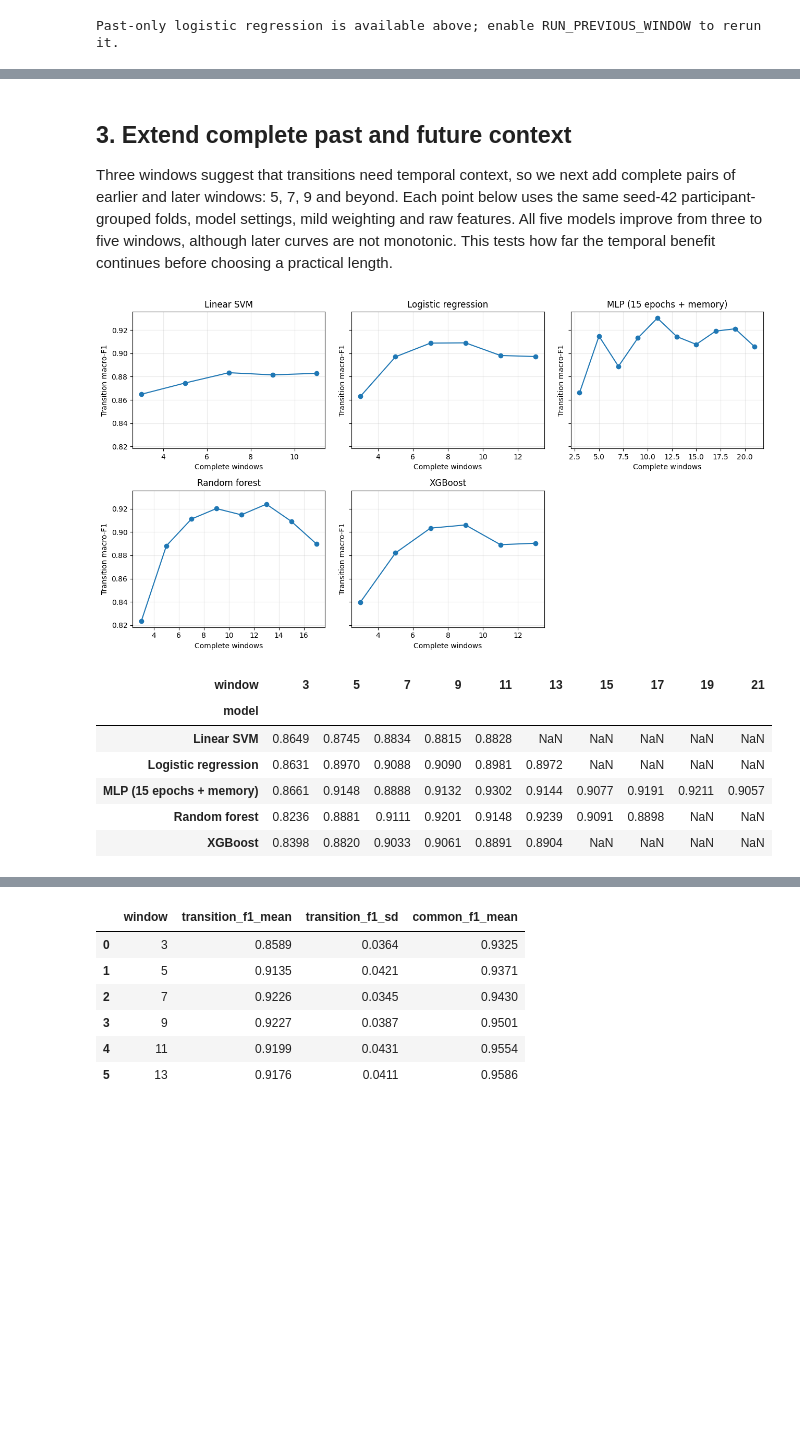
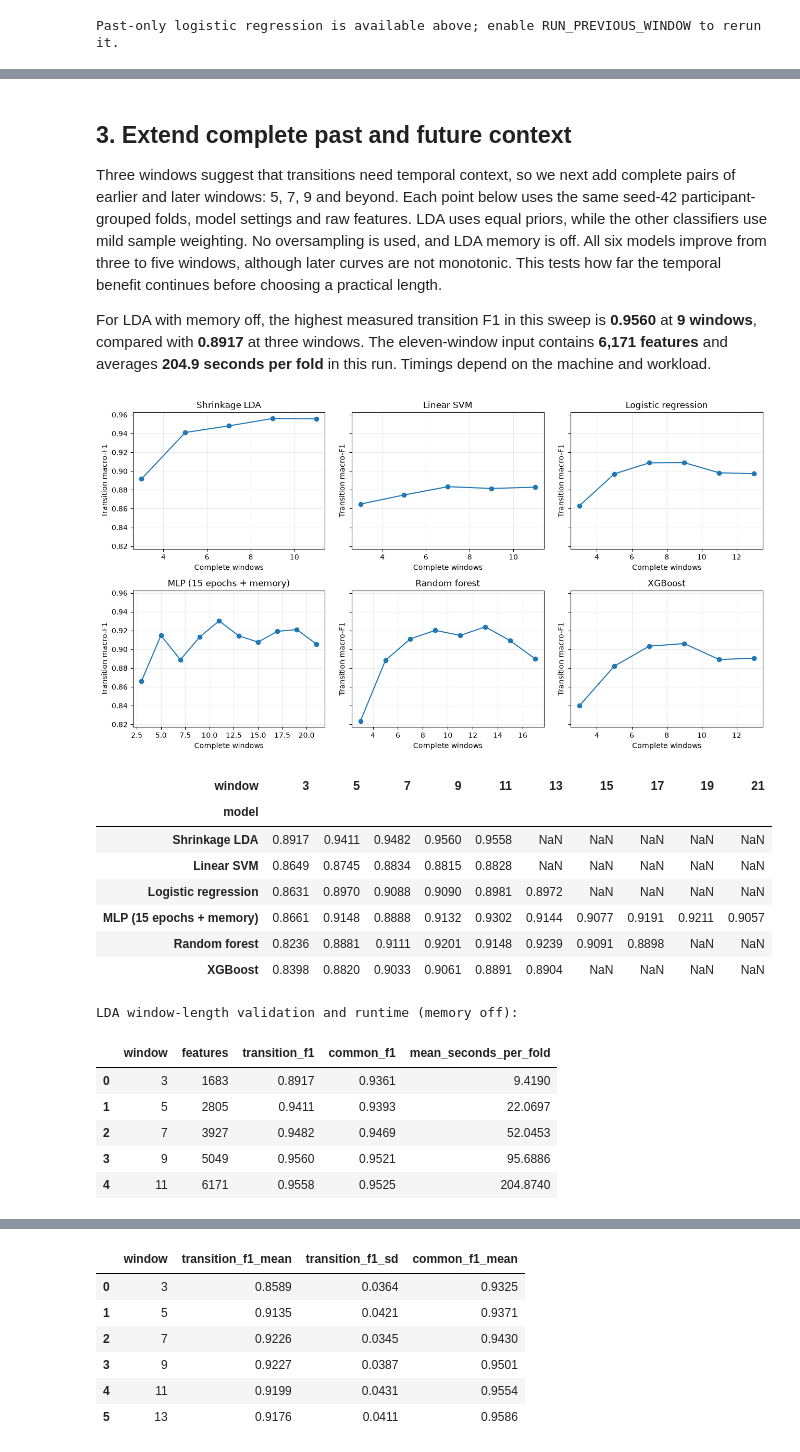
Before and after one commit to AY26-27-Sem1-CS3244-Group3/Improving-Recognition-of-Rare-Postural-Transitions, a Jupyter notebook: our approach/Improving Rare Postural Transitions.ipynb, the cells around one changed output, grey strips where cells are left out. Cells and saved outputs as stored; diff of their text form; code cells hidden in the pictures; blank space fills up the shorter version.

```diff
--- a/our approach/Improving Rare Postural Transitions.ipynb
+++ b/our approach/Improving Rare Postural Transitions.ipynb
@@ -442,7 +516,9 @@ ROS-60 adds little for logistic regression and SVM, gives mixed results for XGBo
 # %% [markdown]
 ## 3. Extend complete past and future context
 
-Three windows suggest that transitions need temporal context, so we next add complete pairs of earlier and later windows: 5, 7, 9 and beyond. Each point below uses the same seed-42 participant-grouped folds, model settings, mild weighting and raw features. All five models improve from three to five windows, although later curves are not monotonic. This tests how far the temporal benefit continues before choosing a practical length.
+Three windows suggest that transitions need temporal context, so we next add complete pairs of earlier and later windows: 5, 7, 9 and beyond. Each point below uses the same seed-42 participant-grouped folds, model settings and raw features. LDA uses equal priors, while the other classifiers use mild sample weighting. No oversampling is used, and LDA memory is off. All six models improve from three to five windows, although later curves are not monotonic. This tests how far the temporal benefit continues before choosing a practical length.
+
+For LDA with memory off, the highest measured transition F1 in this sweep is **0.9560** at **9 windows**, compared with **0.8917** at three windows. The eleven-window input contains **6,171 features** and averages **204.9 seconds per fold** in this run. Timings depend on the machine and workload.
 # %%
 recorded_window_cv = pd.DataFrame([('logreg', 3, 0.863066, 0.929754),
  ('logreg', 5, 0.897008, 0.934126),
@@ -461,40 +537,80 @@ recorded_window_cv = pd.DataFrame([('logreg', 3, 0.863066, 0.929754),
  ('random_forest', 9, 0.920133, 0.915836),
  ('random_forest', 11, 0.914753, 0.923796),
  ('random_forest', 13, 0.92392, 0.926642),
  ('random_forest', 15, 0.90913, 0.933219),
  ('random_forest', 17, 0.889838, 0.937963),
  ('xgboost', 3, 0.839825, 0.919538),
  ('xgboost', 5, 0.882031, 0.925457),
  ('xgboost', 7, 0.903337, 0.931203),
  ('xgboost', 9, 0.906057, 0.941327),
  ('xgboost', 11, 0.889135, 0.946838),
  ('xgboost', 13, 0.890391, 0.952107),
  ('mlp', 3, 0.866119, 0.92395),
  ('mlp', 5, 0.914771, 0.924389),
  ('mlp', 7, 0.888835, 0.934704),
  ('mlp', 9, 0.913176, 0.937444),
  ('mlp', 11, 0.930245, 0.932897),
  ('mlp', 13, 0.914375, 0.946619),
  ('mlp', 15, 0.907673, 0.946966),
  ('mlp', 17, 0.919084, 0.943504),
  ('mlp', 19, 0.921063, 0.952612),
  ('mlp', 21, 0.905676, 0.944787)], columns=['model', 'window', 'transition_f1', 'common_f1'])
-model_names = {'logreg': 'Logistic regression', 'linear_svm': 'Linear SVM', 'random_forest': 'Random forest', 'xgboost': 'XGBoost', 'mlp': 'MLP (15 epochs + memory)'}
+# Recorded LDA fold scores and measured runtimes (memory off).
+lda_window_folds = {3: lda_three_cv}
+lda_window_folds[5] = pd.DataFrame([
+    (1, 0.9236464810568004, 0.9416198962078403, 26.3931997999),
+    (2, 0.945380032438856, 0.9403373269222638, 13.6839702),
+    (3, 0.9542799738342213, 0.9360438225892671, 26.1319158),
+], columns=['fold', 'transition_f1', 'common_f1', 'elapsed_seconds'])
+lda_window_folds[7] = pd.DataFrame([
+    (1, 0.9326608551882543, 0.9554976923375288, 75.4874012),
+    (2, 0.9464983726284036, 0.9475876862419591, 43.1111689999),
+    (3, 0.9653910849453323, 0.9376002710222787, 37.5374135),
+], columns=['fold', 'transition_f1', 'common_f1', 'elapsed_seconds'])
+lda_window_folds[9] = pd.DataFrame([
+    (1, 0.9494984402943367, 0.9694772292432288, 137.0812905),
+    (2, 0.9530221780867262, 0.9511441944559218, 77.9315242),
+    (3, 0.9653910849453323, 0.9357345903430413, 72.0529278),
+], columns=['fold', 'transition_f1', 'common_f1', 'elapsed_seconds'])
+lda_window_folds[11] = pd.DataFrame([
+    (1, 0.9441344556200072, 0.9716987825210369, 200.2893542),
+    (2, 0.9496276243290839, 0.95437865240451, 164.2876275),
+    (3, 0.9736805842634698, 0.9315477469029609, 250.0451676),
+], columns=['fold', 'transition_f1', 'common_f1', 'elapsed_seconds'])
+lda_window_summary = pd.DataFrame([
+    {"model": "lda", "window": window, "features": window * len(FEATURE_COLUMNS),
+     "transition_f1": folds.transition_f1.mean(), "common_f1": folds.common_f1.mean(),
+     "mean_seconds_per_fold": folds.elapsed_seconds.mean()}
+    for window, folds in lda_window_folds.items()
+])
+recorded_window_cv = pd.concat(
+    [recorded_window_cv, lda_window_summary[recorded_window_cv.columns]], ignore_index=True)
+model_names = {'logreg': 'Logistic regression', 'linear_svm': 'Linear SVM', 'random_forest': 'Random forest', 'xgboost': 'XGBoost', 'mlp': 'MLP (15 epochs + memory)', 'lda': 'Shrinkage LDA'}
 fig, axes = plt.subplots(2, 3, figsize=(13, 7), sharey=True)
 for ax, (model_name, group) in zip(axes.flat, recorded_window_cv.groupby("model")):
     ax.plot(group.window, group.transition_f1, marker="o")
     ax.set(title=model_names[model_name], xlabel="Complete windows", ylabel="Transition macro-F1")
     ax.grid(alpha=0.25)
-axes.flat[-1].axis("off")
 plt.tight_layout()
 plt.show()
 display(recorded_window_cv.pivot(index="model", columns="window", values="transition_f1").rename(index=model_names).round(4))
+
+print("LDA window-length validation and runtime (memory off):")
+display(lda_window_summary.drop(columns="model").round(4))
 # %% [output]
-[figure, old version]
+[figure, new version]
 | window | 3 | 5 | 7 | 9 | 11 | 13 | 15 | 17 | 19 | 21 |
 | model |  |  |  |  |  |  |  |  |  |  |
+| Shrinkage LDA | 0.8917 | 0.9411 | 0.9482 | 0.9560 | 0.9558 | NaN | NaN | NaN | NaN | NaN |
 | Linear SVM | 0.8649 | 0.8745 | 0.8834 | 0.8815 | 0.8828 | NaN | NaN | NaN | NaN | NaN |
 | Logistic regression | 0.8631 | 0.8970 | 0.9088 | 0.9090 | 0.8981 | 0.8972 | NaN | NaN | NaN | NaN |
 | MLP (15 epochs + memory) | 0.8661 | 0.9148 | 0.8888 | 0.9132 | 0.9302 | 0.9144 | 0.9077 | 0.9191 | 0.9211 | 0.9057 |
 | Random forest | 0.8236 | 0.8881 | 0.9111 | 0.9201 | 0.9148 | 0.9239 | 0.9091 | 0.8898 | NaN | NaN |
 | XGBoost | 0.8398 | 0.8820 | 0.9033 | 0.9061 | 0.8891 | 0.8904 | NaN | NaN | NaN | NaN |
+LDA window-length validation and runtime (memory off):
+|  | window | features | transition_f1 | common_f1 | mean_seconds_per_fold |
+| 0 | 3 | 1683 | 0.8917 | 0.9361 | 9.4190 |
+| 1 | 5 | 2805 | 0.9411 | 0.9393 | 22.0697 |
+| 2 | 7 | 3927 | 0.9482 | 0.9469 | 52.0453 |
+| 3 | 9 | 5049 | 0.9560 | 0.9521 | 95.6886 |
+| 4 | 11 | 6171 | 0.9558 | 0.9525 | 204.8740 |
```
Also changed, not shown: parts of 37 cells of this notebook, 1 other file.
